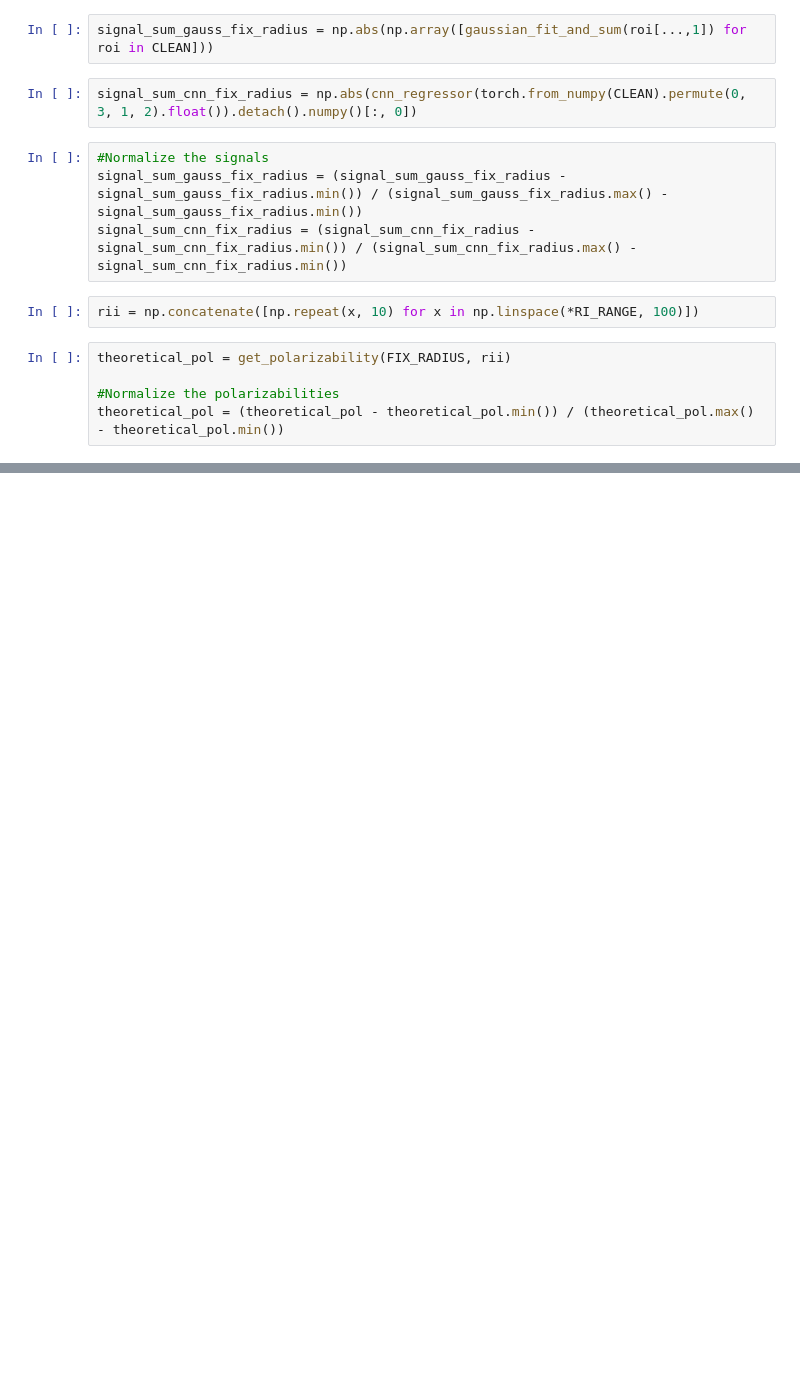
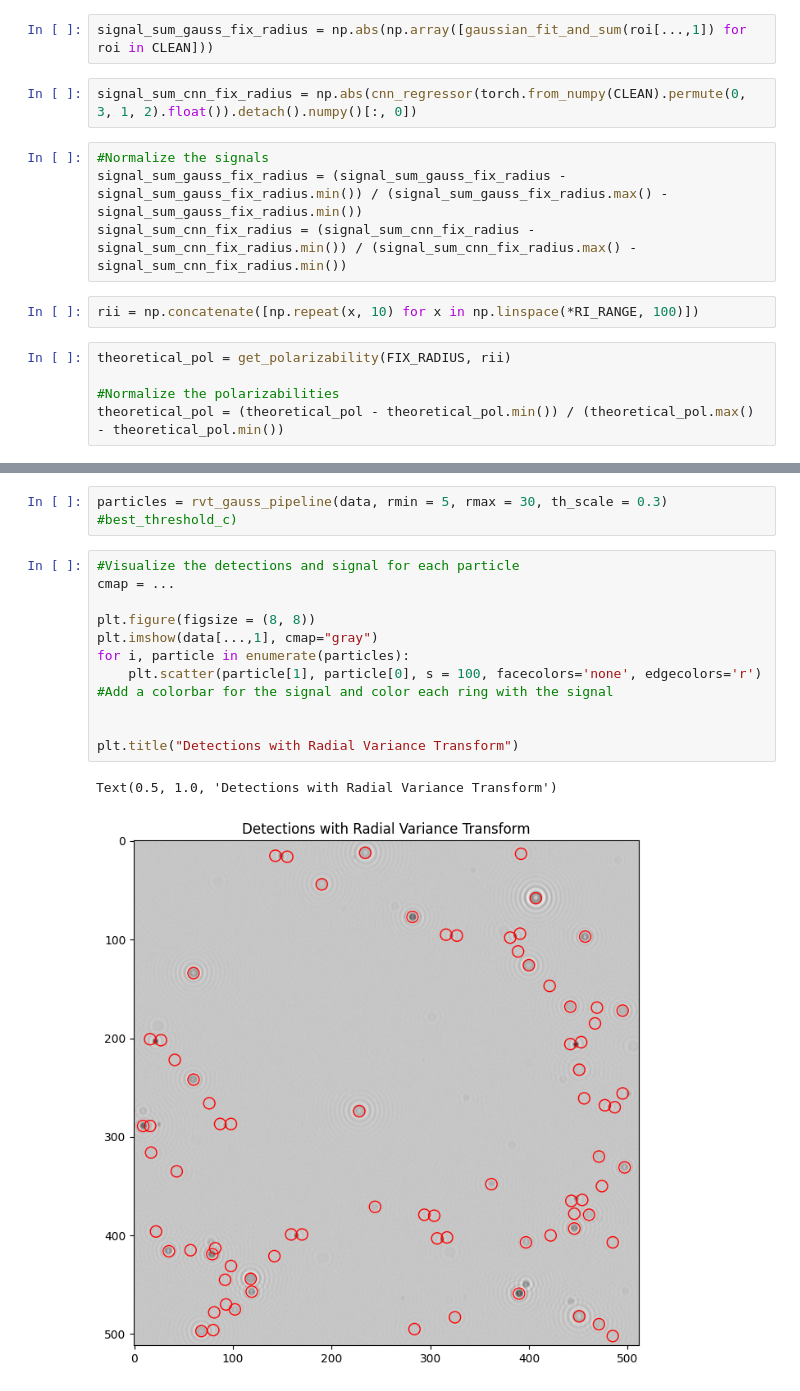
Before and after one commit to softmatterlab/OpticalCharacterizationNanoparticles, a Jupyter notebook: example_analysis/Brightfield_analysis.ipynb, the cells around one changed output, grey strips where cells are left out. Cells and saved outputs as stored; diff of their text form; blank space fills up the shorter version.

```diff
--- a/example_analysis/Brightfield_analysis.ipynb
+++ b/example_analysis/Brightfield_analysis.ipynb
@@ -1055,0 +1094,17 @@ Text(0.5, 1.0, 'RI vs. Signal while keeping Radius constant')
+# %%
+particles = rvt_gauss_pipeline(data, rmin = 5, rmax = 30, th_scale = 0.3) #best_threshold_c)
+# %%
+#Visualize the detections and signal for each particle
+cmap = ...
+
+plt.figure(figsize = (8, 8))
+plt.imshow(data[...,1], cmap="gray")
+for i, particle in enumerate(particles):
+    plt.scatter(particle[1], particle[0], s = 100, facecolors='none', edgecolors='r')
+#Add a colorbar for the signal and color each ring with the signal
+
+
+plt.title("Detections with Radial Variance Transform")
+# %% [output]
+Text(0.5, 1.0, 'Detections with Radial Variance Transform')
+[figure, added]
```
Also changed, not shown: parts of 5 cells of this notebook.
